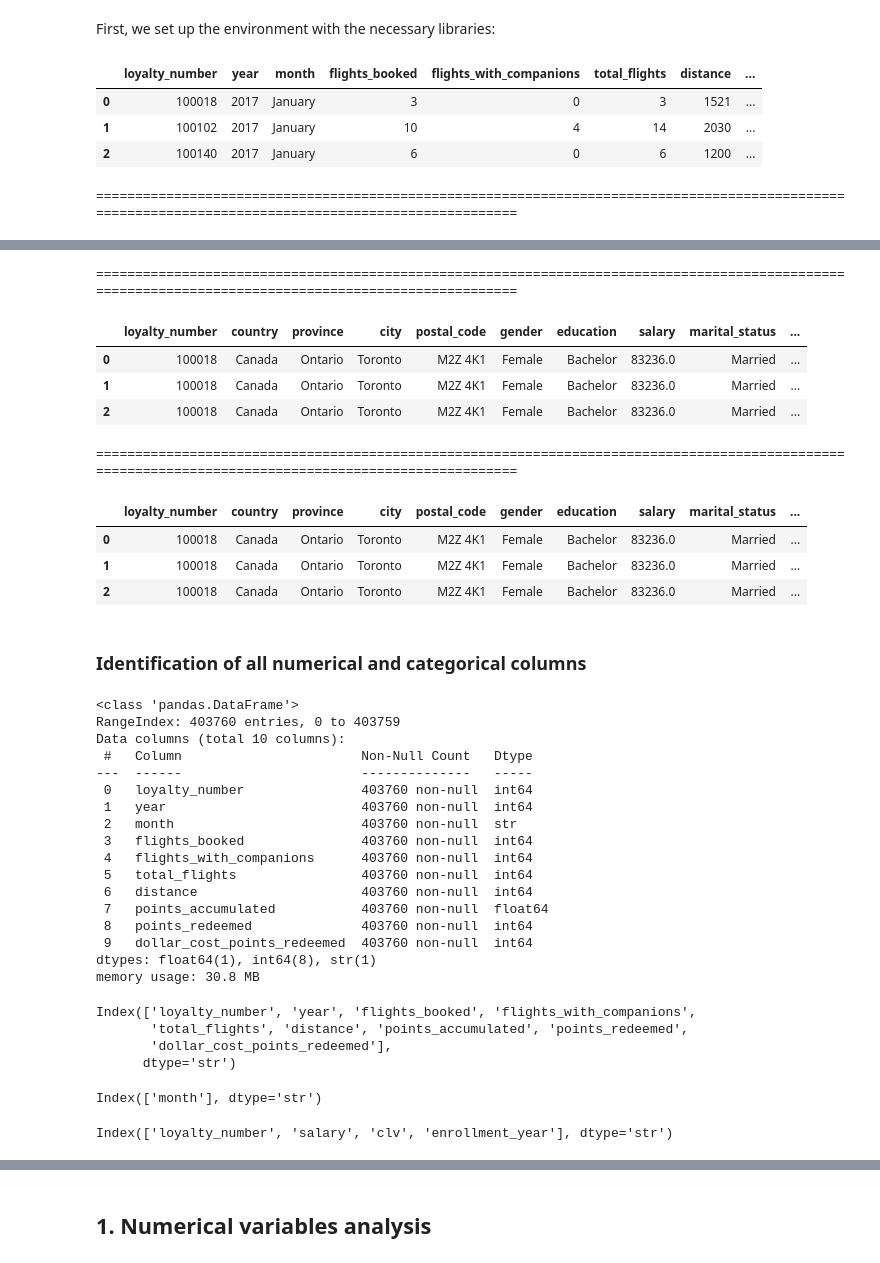
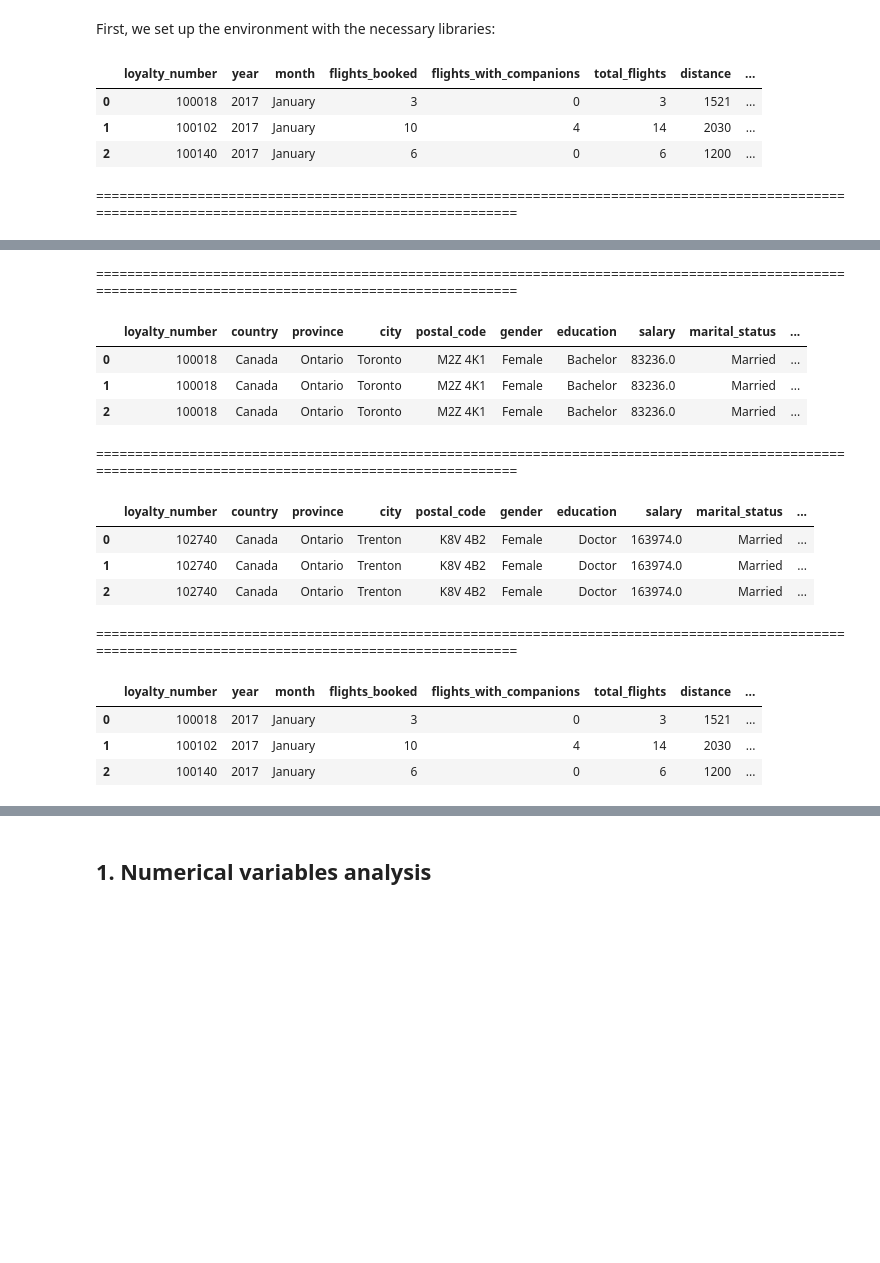
Before and after one commit to Adalab/bda-modulo-3-evaluacion-final-eva5ferrer, a Jupyter notebook: phase-2-statistical-analysis.ipynb, the cells around one changed output, grey strips where cells are left out. Drawn from its saved outputs; the diff is of its cells as text; code cells hidden in the pictures; blank space fills up the shorter version.

```diff
--- a/phase-2-statistical-analysis.ipynb
+++ b/phase-2-statistical-analysis.ipynb
@@ -24,73 +22,41 @@ warnings.filterwarnings("ignore")
 
 df_flights = pd.read_csv("clean-data/customer-flight-activity-clean.csv")
 df_customers = pd.read_csv("clean-data/customer-loyal-history-clean.csv")
-df_master = pd.read_csv("clean-data/merged-master-data.csv")
-df_merged_customers_who_fly = pd.read_csv("clean-data/merged-customers-who-fly.csv")
+df_master = pd.read_csv("clean-data/merged-master-data-clean.csv")
+df_merged_high_salaries = pd.read_csv("clean-data/merged-high-salaries-clean.csv")
+df_flights_booked = pd.read_csv("clean-data/flights-booked-not-zero.csv")
 # %%
 display(df_flights.head(3))
 print("="*150)
 display(df_customers.head(3))
 print("="*150)
 display(df_master.head(3))
 print("="*150)
-display(df_merged_customers_who_fly.head(3))
+display(df_merged_high_salaries.head(3))
+print("="*150)
+display(df_flights_booked.head(3))
 # %% [output]
 |  | loyalty_number | year | month | flights_booked | flights_with_companions | total_flights | distance | ... |
 | 0 | 100018 | 2017 | January | 3 | 0 | 3 | 1521 | ... |
 | 1 | 100102 | 2017 | January | 10 | 4 | 14 | 2030 | ... |
 | 2 | 100140 | 2017 | January | 6 | 0 | 6 | 1200 | ... |
 ======================================================================================================================================================
 |  | loyalty_number | country | province | city | postal_code | gender | education | salary | marital_status | ... |
 | 0 | 100018 | Canada | Ontario | Toronto | M2Z 4K1 | Female | Bachelor | 83236.0 | Married | ... |
 | 1 | 100102 | Canada | Alberta | Edmonton | T3G 6Y6 | Male | College | NaN | Divorced | ... |
 | 2 | 100140 | Canada | British Columbia | Vancouver | V6E 3D9 | Male | College | NaN | Single | ... |
 ======================================================================================================================================================
 |  | loyalty_number | country | province | city | postal_code | gender | education | salary | marital_status | ... |
 | 0 | 100018 | Canada | Ontario | Toronto | M2Z 4K1 | Female | Bachelor | 83236.0 | Married | ... |
 | 1 | 100018 | Canada | Ontario | Toronto | M2Z 4K1 | Female | Bachelor | 83236.0 | Married | ... |
 | 2 | 100018 | Canada | Ontario | Toronto | M2Z 4K1 | Female | Bachelor | 83236.0 | Married | ... |
 ======================================================================================================================================================
 |  | loyalty_number | country | province | city | postal_code | gender | education | salary | marital_status | ... |
-| 0 | 100018 | Canada | Ontario | Toronto | M2Z 4K1 | Female | Bachelor | 83236.0 | Married | ... |
-| 1 | 100018 | Canada | Ontario | Toronto | M2Z 4K1 | Female | Bachelor | 83236.0 | Married | ... |
-| 2 | 100018 | Canada | Ontario | Toronto | M2Z 4K1 | Female | Bachelor | 83236.0 | Married | ... |
+| 0 | 102740 | Canada | Ontario | Trenton | K8V 4B2 | Female | Doctor | 163974.0 | Married | ... |
+| 1 | 102740 | Canada | Ontario | Trenton | K8V 4B2 | Female | Doctor | 163974.0 | Married | ... |
+| 2 | 102740 | Canada | Ontario | Trenton | K8V 4B2 | Female | Doctor | 163974.0 | Married | ... |
+======================================================================================================================================================
+|  | loyalty_number | year | month | flights_booked | flights_with_companions | total_flights | distance | ... |
+| 0 | 100018 | 2017 | January | 3 | 0 | 3 | 1521 | ... |
+| 1 | 100102 | 2017 | January | 10 | 4 | 14 | 2030 | ... |
+| 2 | 100140 | 2017 | January | 6 | 0 | 6 | 1200 | ... |
-# %% [markdown]
-### Identification of all numerical and categorical columns
-# %%
-df_flights.info()
-# %% [output]
-<class 'pandas.DataFrame'>
-RangeIndex: 403760 entries, 0 to 403759
-Data columns (total 10 columns):
- #   Column                       Non-Null Count   Dtype
----  ------                       --------------   -----
- 0   loyalty_number               403760 non-null  int64
- 1   year                         403760 non-null  int64
- 2   month                        403760 non-null  str
- 3   flights_booked               403760 non-null  int64
- 4   flights_with_companions      403760 non-null  int64
- 5   total_flights                403760 non-null  int64
- 6   distance                     403760 non-null  int64
- 7   points_accumulated           403760 non-null  float64
- 8   points_redeemed              403760 non-null  int64
- 9   dollar_cost_points_redeemed  403760 non-null  int64
-dtypes: float64(1), int64(8), str(1)
-memory usage: 30.8 MB
-# %%
-col_numerical_flights = df_flights.select_dtypes(include = "number").columns
-col_numerical_flights
-# %% [output]
-Index(['loyalty_number', 'year', 'flights_booked', 'flights_with_companions',
-       'total_flights', 'distance', 'points_accumulated', 'points_redeemed',
-       'dollar_cost_points_redeemed'],
-      dtype='str')
-# %%
-col_categorical_flights = df_flights.select_dtypes(include = "str").columns
-col_categorical_flights
-# %% [output]
-Index(['month'], dtype='str')
-# %%
-col_numerical_customers = df_customers.select_dtypes(include = "number").columns
-col_numerical_customers
-# %% [output]
-Index(['loyalty_number', 'salary', 'clv', 'enrollment_year'], dtype='str')
```
Also changed, not shown: parts of 43 cells of this notebook, 7 other files.
